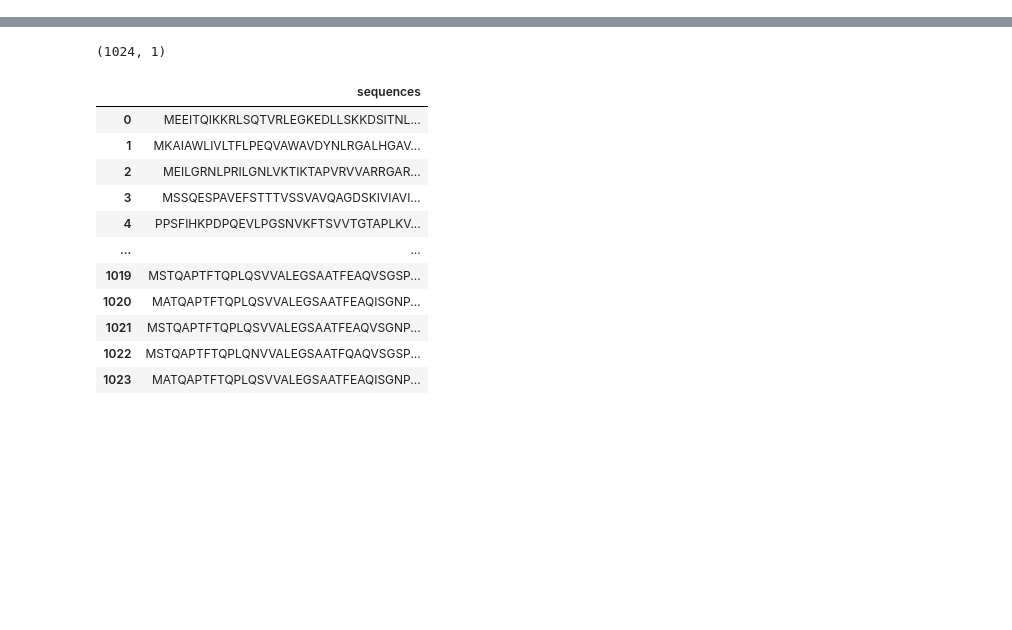
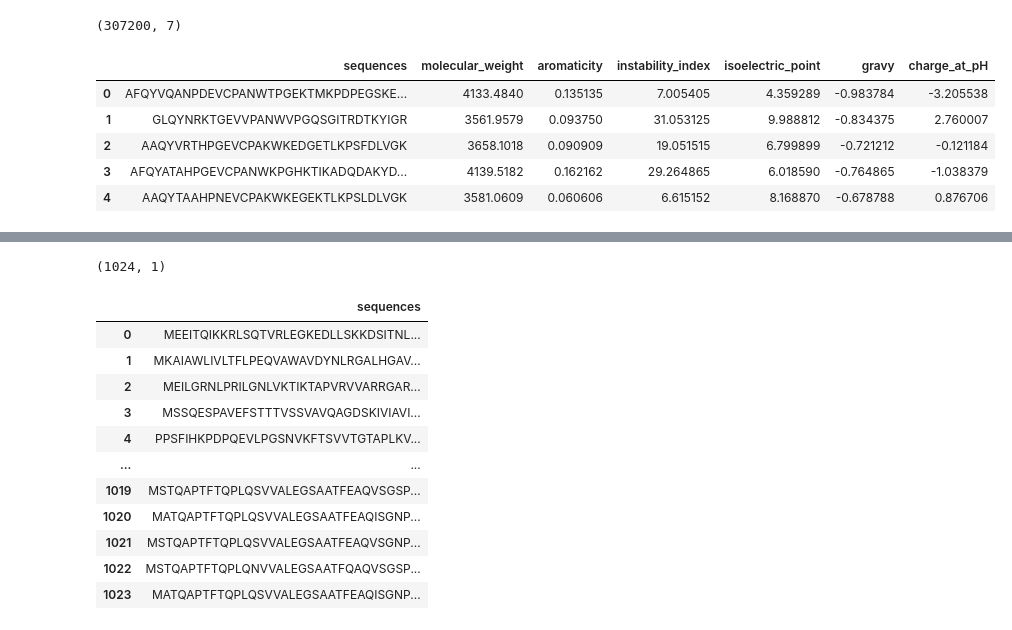
Before and after one commit to amyxlu/plaid-dev-distributed, a Jupyter notebook: notebooks/43_seq_prop_multiprocess.ipynb, the cells around one changed output, grey strips where cells are left out. Drawn from its saved outputs; the diff is of its cells as text; code cells hidden in the pictures; blank space fills up the shorter version.

```diff
--- a/notebooks/43_seq_prop_multiprocess.ipynb
+++ b/notebooks/43_seq_prop_multiprocess.ipynb
@@ -13,0 +33,11 @@ The autoreload extension is already loaded. To reload it, use:
+# %%
+print(df.shape)
+df.head()
+# %% [output]
+(307200, 7)
+|  | sequences | molecular_weight | aromaticity | instability_index | isoelectric_point | gravy | charge_at_pH |
+| 0 | AFQYVQANPDEVCPANWTPGEKTMKPDPEGSKE... | 4133.4840 | 0.135135 | 7.005405 | 4.359289 | -0.983784 | -3.205538 |
+| 1 | GLQYNRKTGEVVPANWVPGQSGITRDTKYIGR | 3561.9579 | 0.093750 | 31.053125 | 9.988812 | -0.834375 | 2.760007 |
+| 2 | AAQYVRTHPGEVCPAKWKEDGETLKPSFDLVGK | 3658.1018 | 0.090909 | 19.051515 | 6.799899 | -0.721212 | -0.121184 |
+| 3 | AFQYATAHPGEVCPANWKPGHKTIKADQDAKYD... | 4139.5182 | 0.162162 | 29.264865 | 6.018590 | -0.764865 | -1.038379 |
+| 4 | AAQYTAAHPNEVCPAKWKEGEKTLKPSLDLVGK | 3581.0609 | 0.060606 | 6.615152 | 8.168870 | -0.678788 | 0.876706 |
```
Also changed, not shown: parts of 7 cells of this notebook.
